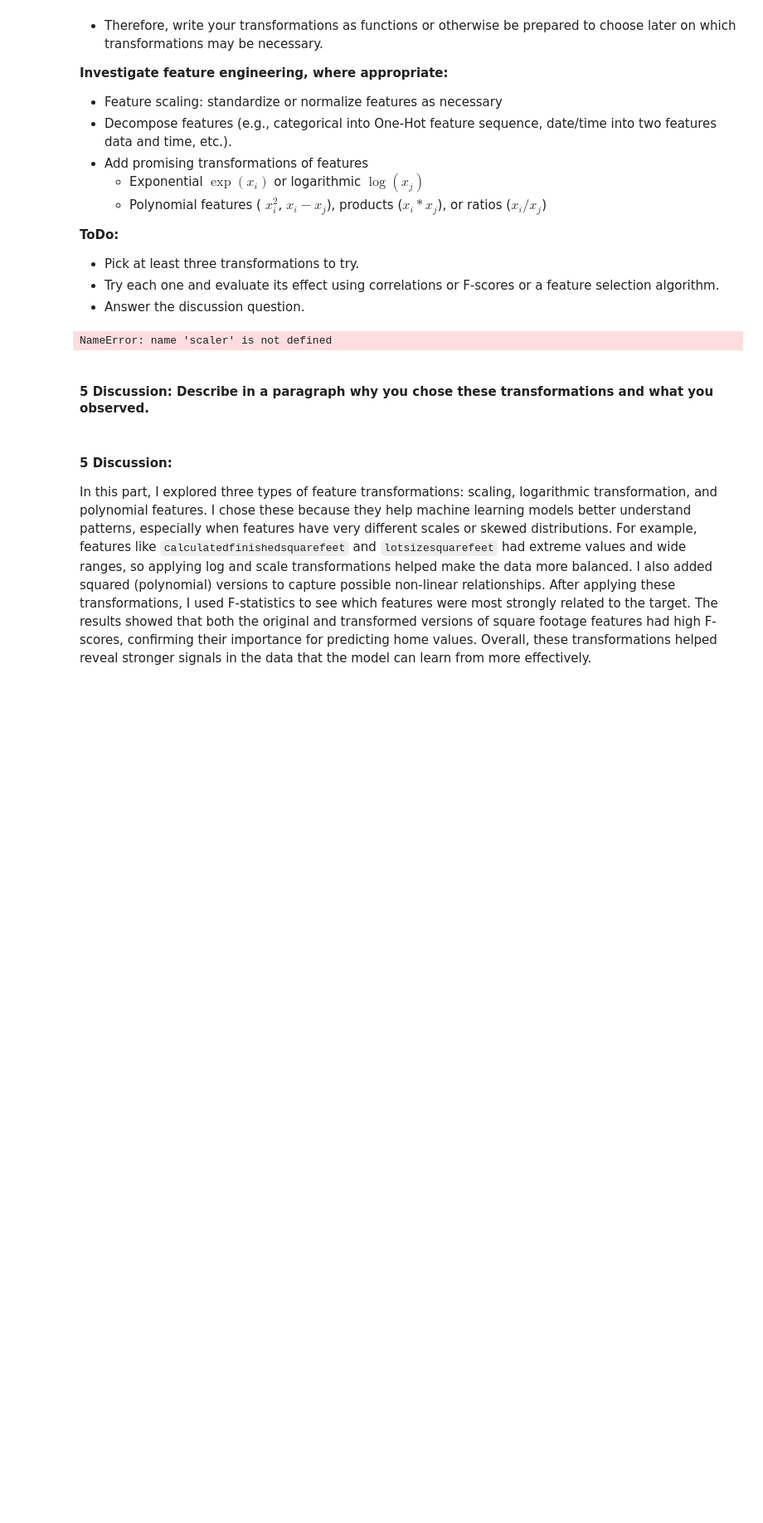
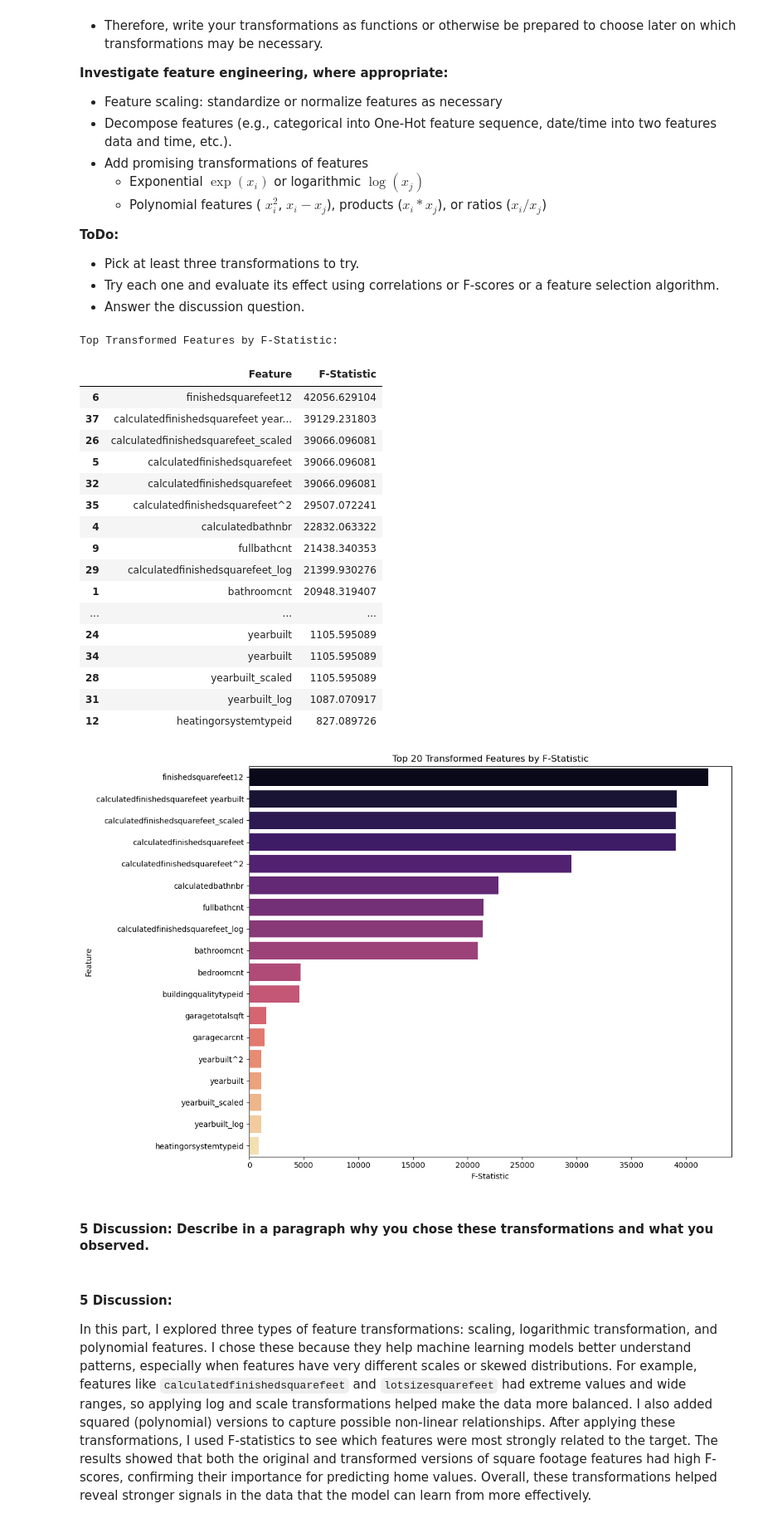
Before and after one commit to tetianakravchuk/MilestoneOneMachineLearning, a Jupyter notebook: Milestone_01.ipynb, the cells around one changed output. Shown at 83% size. Drawn from its saved outputs; the diff is of its cells as text; code cells hidden in the pictures; blank space fills up the shorter version.

```diff
--- a/Milestone_01.ipynb
+++ b/Milestone_01.ipynb
@@ -885,40 +954,76 @@ to choose later on which transformations may be necessary.
 - Try each one and evaluate its effect using correlations or F-scores or a feature selection algorithm.
 - Answer the discussion question.
 # %%
-# RRRRRReset index for df_clean to align both X and y
+import numpy as np
+import pandas as pd
+from sklearn.preprocessing import StandardScaler, FunctionTransformer, PolynomialFeatures
+from sklearn.feature_selection import f_regression
+import matplotlib.pyplot as plt
+import seaborn as sns
+
+# Step 1: Reset index and define X, y
 df_clean = df_clean.reset_index(drop=True)
-
-# Define target and predictors freshly and ensure aligned indices
 y = df_clean["taxvaluedollarcnt"]
 X = df_clean.drop(columns=["taxvaluedollarcnt"])
 
-# Select valid numeric columns for transformation
+# Step 2: Choose numeric columns for transformations
 selected_cols = ["calculatedfinishedsquarefeet", "lotsizesquarefeet", "yearbuilt"]
 
-# Apply transformations again
+# Step 3: Define transformers
+scaler = StandardScaler()
+log_transformer = FunctionTransformer(np.log1p, validate=True)
+poly_transformer = PolynomialFeatures(degree=2, include_bias=False)
+
+# Step 4: Apply transformations
 X_scaled = scaler.fit_transform(X[selected_cols])
 X_log = log_transformer.fit_transform(X[selected_cols])
 X_poly = poly_transformer.fit_transform(X[selected_cols])
 
-# Create transformed DataFrames
+# Step 5: Create transformed DataFrames
 X_scaled_df = pd.DataFrame(X_scaled, columns=[col + "_scaled" for col in selected_cols])
 X_log_df = pd.DataFrame(X_log, columns=[col + "_log" for col in selected_cols])
-X_poly_df = pd.DataFrame(X_poly, columns=[col + "_squared" for col in selected_cols])
+X_poly_df = pd.DataFrame(X_poly, columns=poly_transformer.get_feature_names_out(selected_cols))
 
-# Combine with original predictors
+# Step 6: Combine with original features
 X_transformed = pd.concat([X.reset_index(drop=True), X_scaled_df, X_log_df, X_poly_df], axis=1)
 
-# Compute F-statistics again
+# Step 7: Calculate F-statistics
 f_scores_transformed, _ = f_regression(X_transformed.fillna(0), y)
 f_df_transformed = pd.DataFrame({
     "Feature": X_transformed.columns,
     "F-Statistic": f_scores_transformed
 }).sort_values(by="F-Statistic", ascending=False)
 
-# Display top 20 features
-import ace_tools as tools; tools.display_dataframe_to_user(name="Top Transformed Features by F-Statistic (Fixed)", dataframe=f_df_transformed.head(20))
+# Step 8: Display top 20 results
+print("Top Transformed Features by F-Statistic:")
+display(f_df_transformed.head(20))
+
+# Optional: Visualize
+plt.figure(figsize=(12, 8))
+sns.barplot(data=f_df_transformed.head(20), x="F-Statistic", y="Feature", palette="magma")
+plt.title("Top 20 Transformed Features by F-Statistic")
+plt.tight_layout()
+plt.show()
 # %% [output]
-NameError: name 'scaler' is not defined
+Top Transformed Features by F-Statistic:
+|  | Feature | F-Statistic |
+| 6 | finishedsquarefeet12 | 42056.629104 |
+| 37 | calculatedfinishedsquarefeet year... | 39129.231803 |
+| 26 | calculatedfinishedsquarefeet_scaled | 39066.096081 |
+| 5 | calculatedfinishedsquarefeet | 39066.096081 |
+| 32 | calculatedfinishedsquarefeet | 39066.096081 |
+| 35 | calculatedfinishedsquarefeet^2 | 29507.072241 |
+| 4 | calculatedbathnbr | 22832.063322 |
+| 9 | fullbathcnt | 21438.340353 |
+| 29 | calculatedfinishedsquarefeet_log | 21399.930276 |
+| 1 | bathroomcnt | 20948.319407 |
+| ... | ... | ... |
+| 24 | yearbuilt | 1105.595089 |
+| 34 | yearbuilt | 1105.595089 |
+| 28 | yearbuilt_scaled | 1105.595089 |
+| 31 | yearbuilt_log | 1087.070917 |
+| 12 | heatingorsystemtypeid | 827.089726 |
+[figure, added]
 # %% [markdown]
 #### **5 Discussion:** Describe in a paragraph why you chose these transformations and what you observed.
 # %% [markdown]
```
Also changed, not shown: parts of 8 cells of this notebook.
